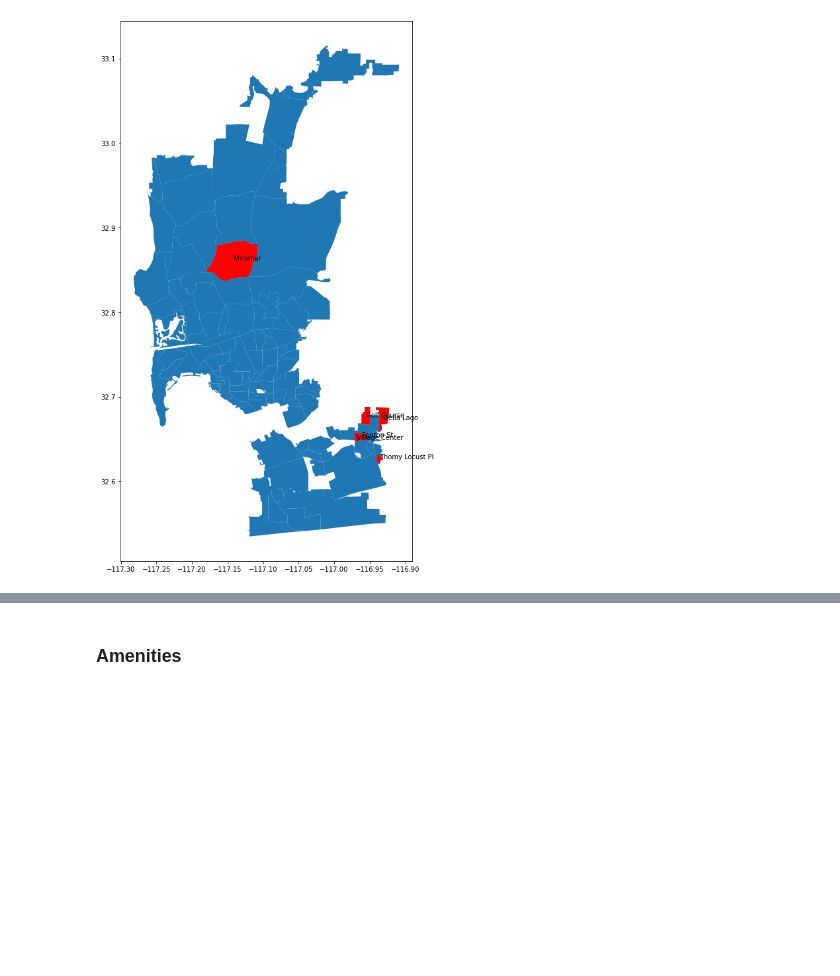
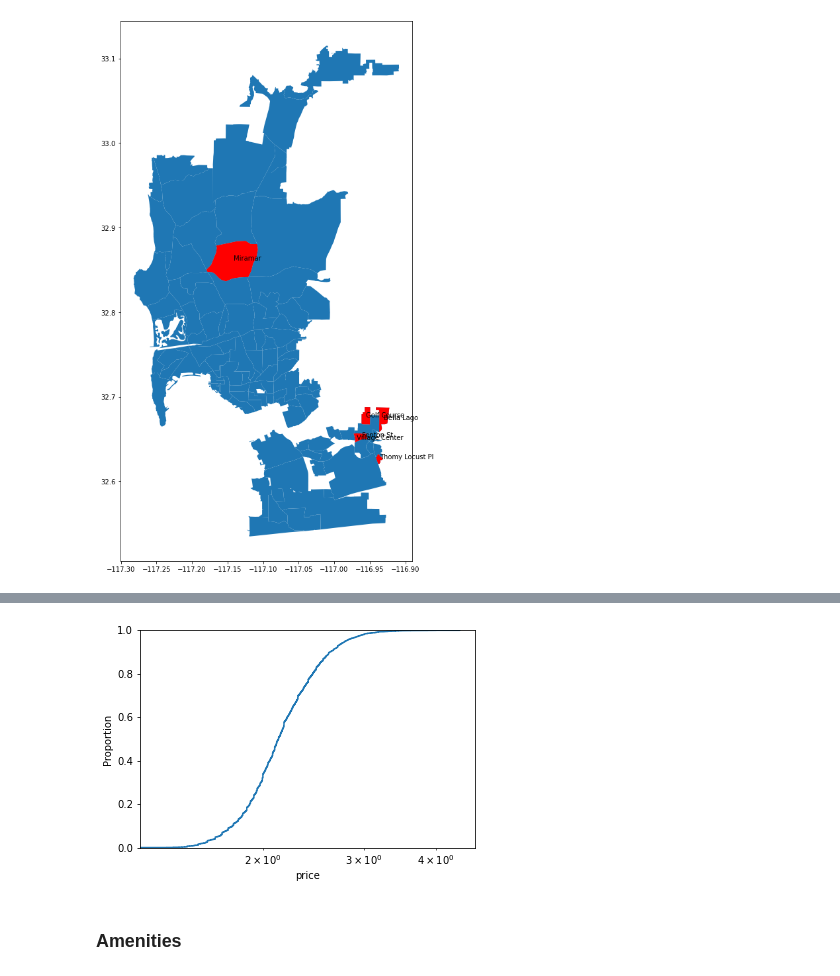
Before and after one commit to Hienquang/AirbnbCapstone, a Jupyter notebook: Notebook/Exploratory Data Analysis.ipynb, the cells around one changed output, grey strips where cells are left out. Cells and saved outputs as stored; diff of their text form; code cells hidden in the pictures; blank space fills up the shorter version.

```diff
--- a/Notebook/Exploratory Data Analysis.ipynb
+++ b/Notebook/Exploratory Data Analysis.ipynb
@@ -169,3 +237,8 @@ Miramar is
+# %%
+#plot CDF of price in log scale
+sns.ecdfplot(listings.price, log_scale=True);
+# %% [output]
+[figure, added]
 # %% [markdown]
 ### Amenities
 # %%
```
Also changed, not shown: parts of 7 cells of this notebook.
